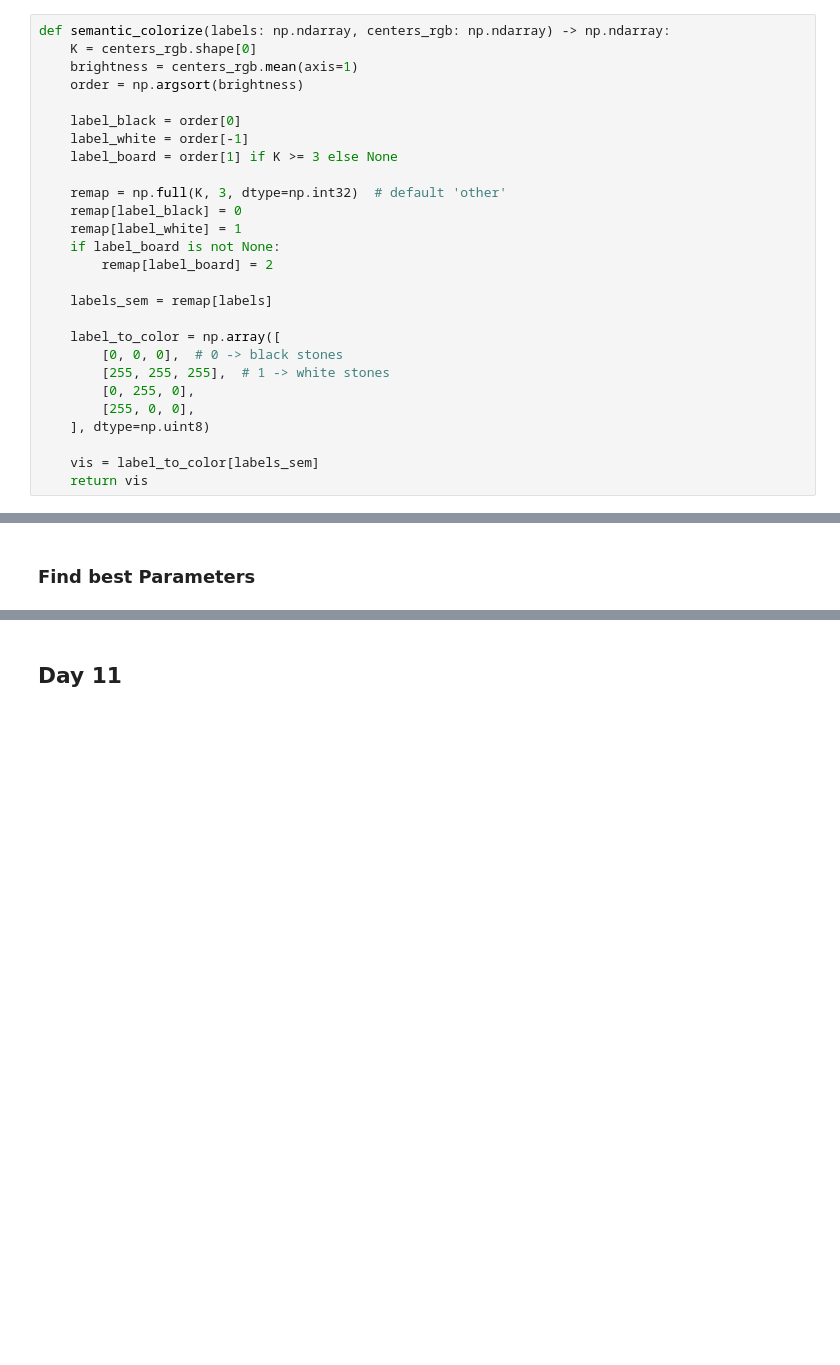
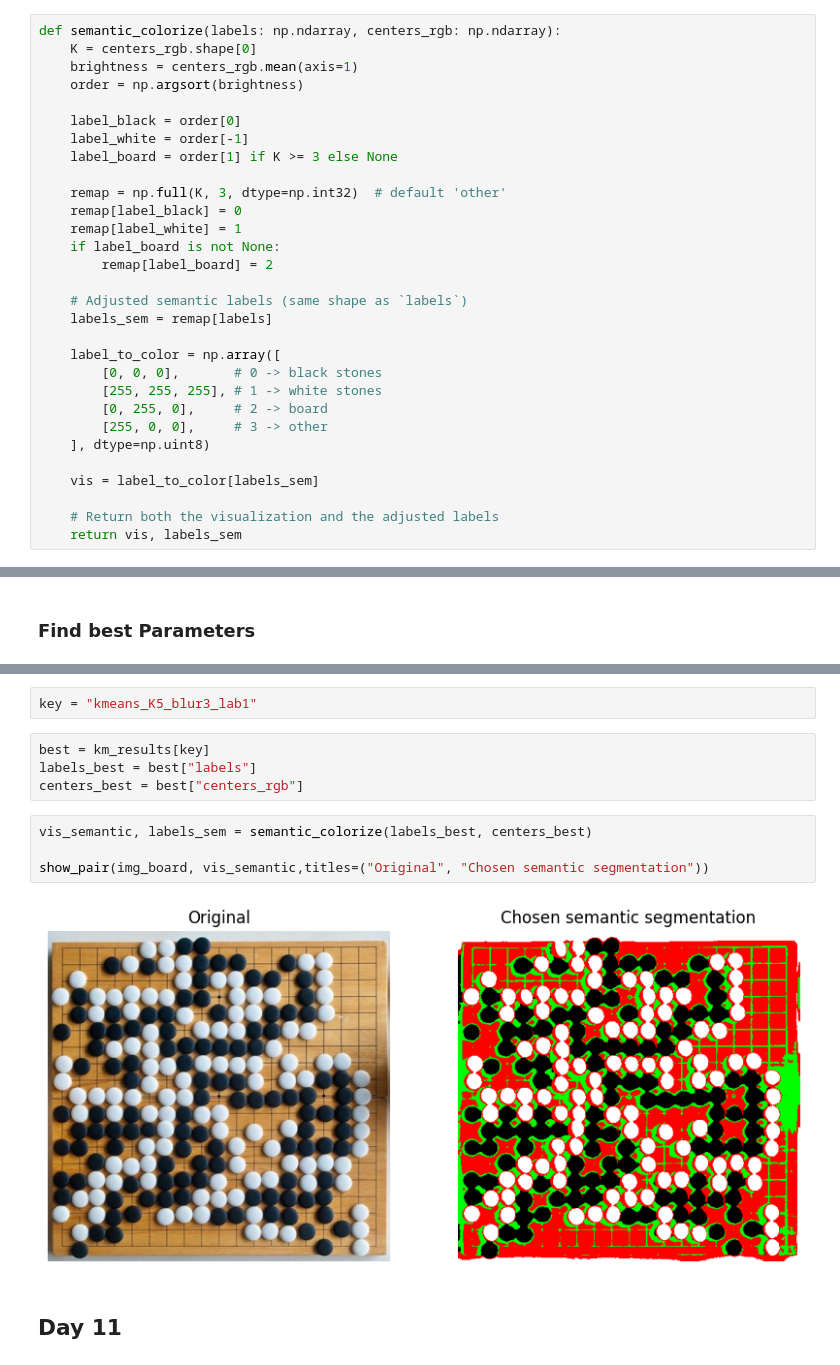
Before and after one commit to infamousperi/GBSV_MC, a Jupyter notebook: MC2/Segmentation_Morphological_Operations_Object_Properties.ipynb, the cells around one changed output, grey strips where cells are left out. Cells and saved outputs as stored; diff of their text form; blank space fills up the shorter version.

```diff
--- a/MC2/Segmentation_Morphological_Operations_Object_Properties.ipynb
+++ b/MC2/Segmentation_Morphological_Operations_Object_Properties.ipynb
@@ -227,7 +227,7 @@ def experiment_kmeans_board(
 
     return km_results
 # %%
-def semantic_colorize(labels: np.ndarray, centers_rgb: np.ndarray) -> np.ndarray:
+def semantic_colorize(labels: np.ndarray, centers_rgb: np.ndarray):
     K = centers_rgb.shape[0]
     brightness = centers_rgb.mean(axis=1)
     order = np.argsort(brightness)
@@ -242,17 +242,20 @@ def semantic_colorize(labels: np.ndarray, centers_rgb: np.ndarray) -> np.ndarray
     if label_board is not None:
         remap[label_board] = 2
 
+    # Adjusted semantic labels (same shape as `labels`)
     labels_sem = remap[labels]
 
     label_to_color = np.array([
-        [0, 0, 0],  # 0 -> black stones
-        [255, 255, 255],  # 1 -> white stones
-        [0, 255, 0],
-        [255, 0, 0],
+        [0, 0, 0],       # 0 -> black stones
+        [255, 255, 255], # 1 -> white stones
+        [0, 255, 0],     # 2 -> board
+        [255, 0, 0],     # 3 -> other
     ], dtype=np.uint8)
 
     vis = label_to_color[labels_sem]
-    return vis
+
+    # Return both the visualization and the adjusted labels
+    return vis, labels_sem
 # %%
 def show_kmeans_experiments_grid_structured(
         km_results: dict,
@@ -322,2 +327,14 @@ show_kmeans_experiments_grid_structured(
+# %%
+key = "kmeans_K5_blur3_lab1"
+# %%
+best = km_results[key]
+labels_best = best["labels"]
+centers_best = best["centers_rgb"]
+# %%
+vis_semantic, labels_sem = semantic_colorize(labels_best, centers_best)
+
+show_pair(img_board, vis_semantic,titles=("Original", "Chosen semantic segmentation"))
+# %% [output]
+[figure, added]
 # %% [markdown]
 ## Day 11
```
Also changed, not shown: parts of 5 cells of this notebook.
